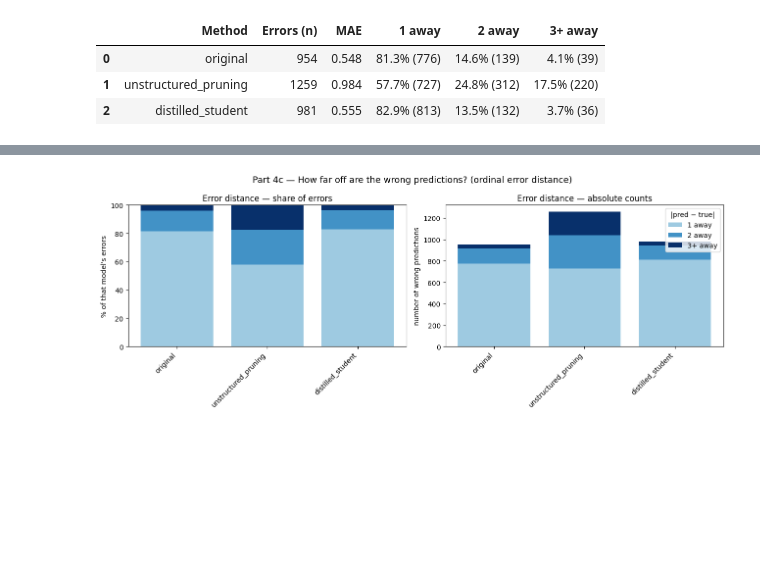
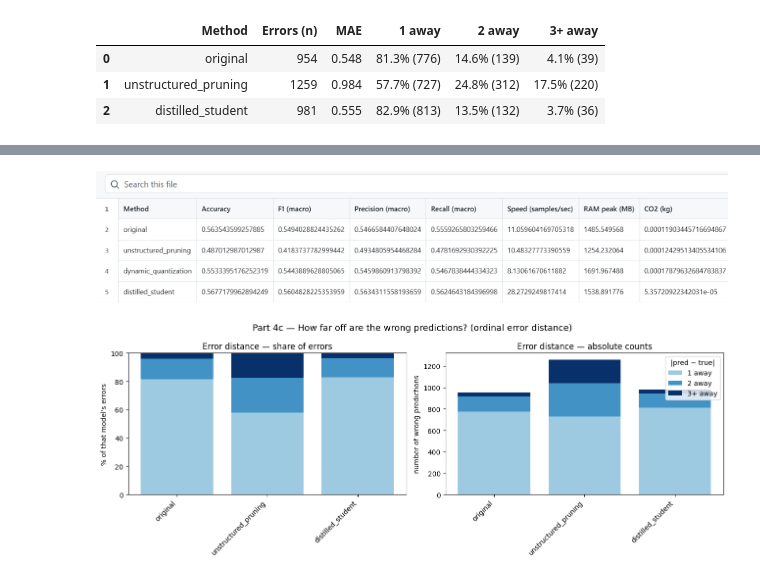
Before and after one commit to majoargote/advanced_nlp_final, a Jupyter notebook: notebooks/Part_4_distillation_quantization.ipynb, the cells around one changed output, grey strips where cells are left out. Saved outputs shown, nothing was run; the diff lists cells and outputs as text; code cells hidden in the pictures; blank space fills up the shorter version.

```diff
--- a/notebooks/Part_4_distillation_quantization.ipynb
+++ b/notebooks/Part_4_distillation_quantization.ipynb
@@ -946,3 +945,9 @@ Off-by-N error distance — % of each model's errors (raw count in parens):
+# %%
+from PIL import Image
+img = Image.open("../figures/table_2_cpu.jpeg")
+img
+# %% [output]
+[figure, added]
 # %%
 # Two stacked-bar views of the same off-by-N breakdown:
 ##   left  — share of EACH model's errors (normalised: "when it's wrong, how wrong?")
```
Also changed, not shown: parts of 9 cells of this notebook.
